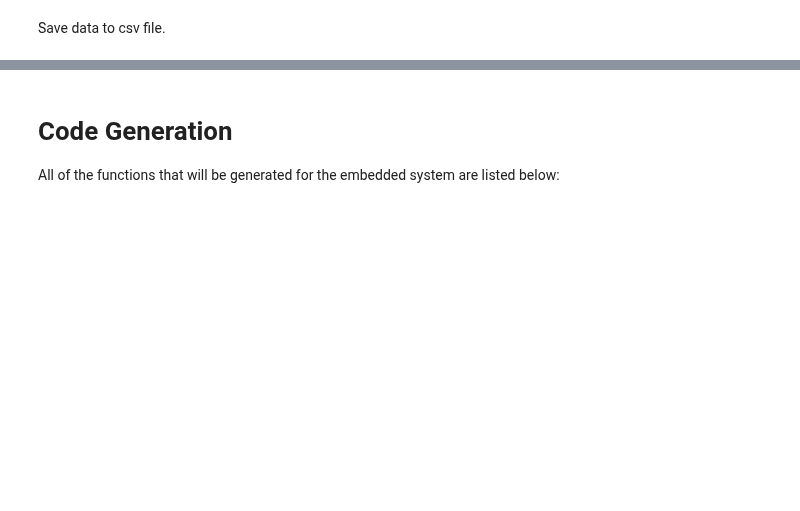
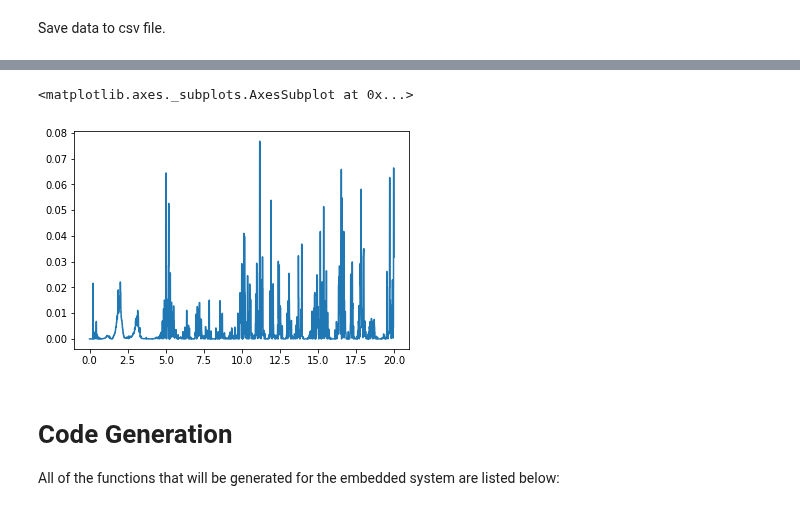
Before and after one commit to CogniPilot/pyecca, a Jupyter notebook: notebooks/AttitudeLGPEKF.ipynb, the cells around one changed output, grey strips where cells are left out. Saved outputs shown, nothing was run; the diff lists cells and outputs as text; code cells hidden in the pictures; blank space fills up the shorter version.

```diff
--- a/notebooks/AttitudeLGPEKF.ipynb
+++ b/notebooks/AttitudeLGPEKF.ipynb
@@ -994,3 +1055,8 @@ Text(0,0.5,'deg/s')
+# %%
+res.beta_mag_0.plot()
+# %% [output]
+<matplotlib.axes._subplots.AxesSubplot at 0x...>
+[figure, added]
 # %% [markdown]
 # Code Generation
 
```
Also changed, not shown: parts of 18 cells of this notebook.
